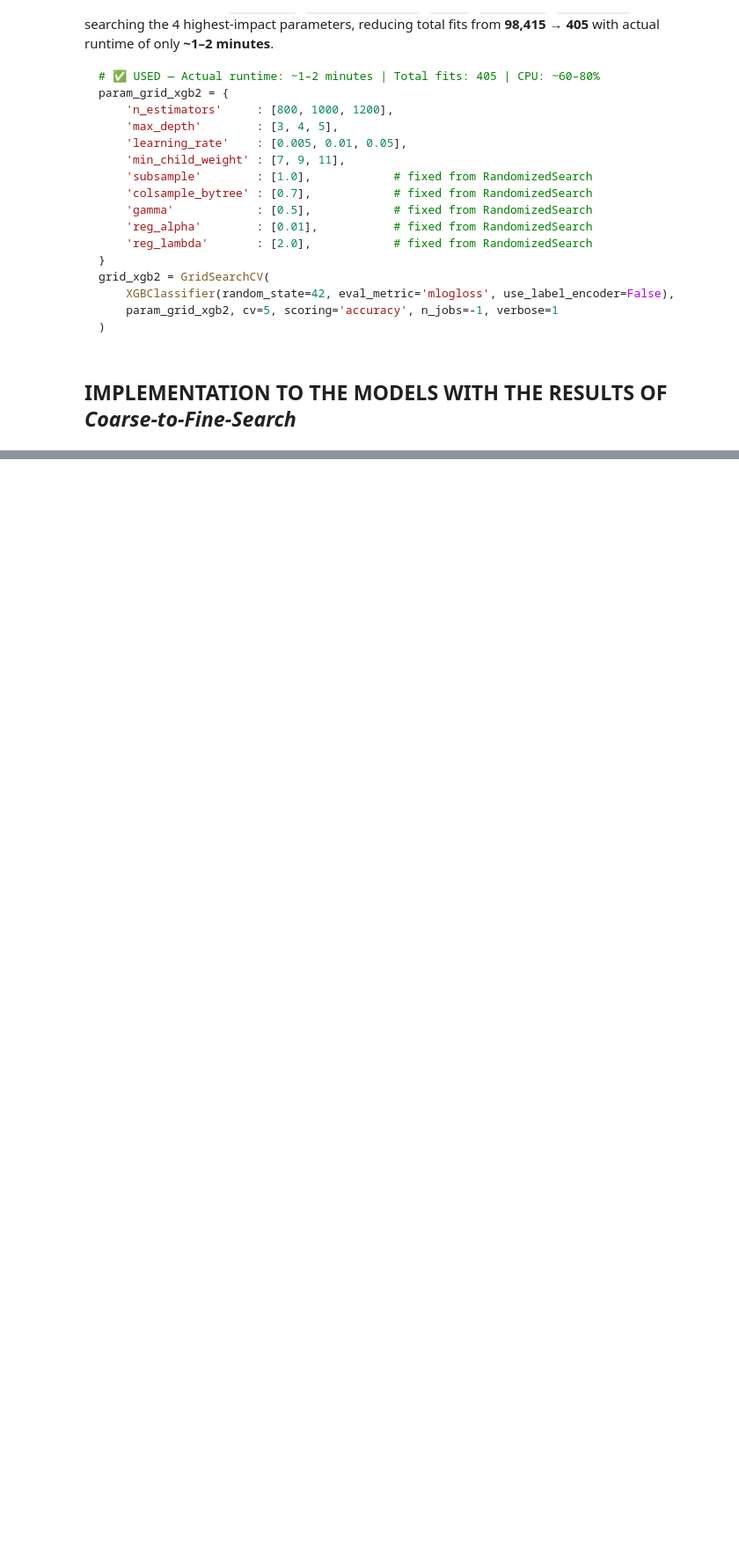
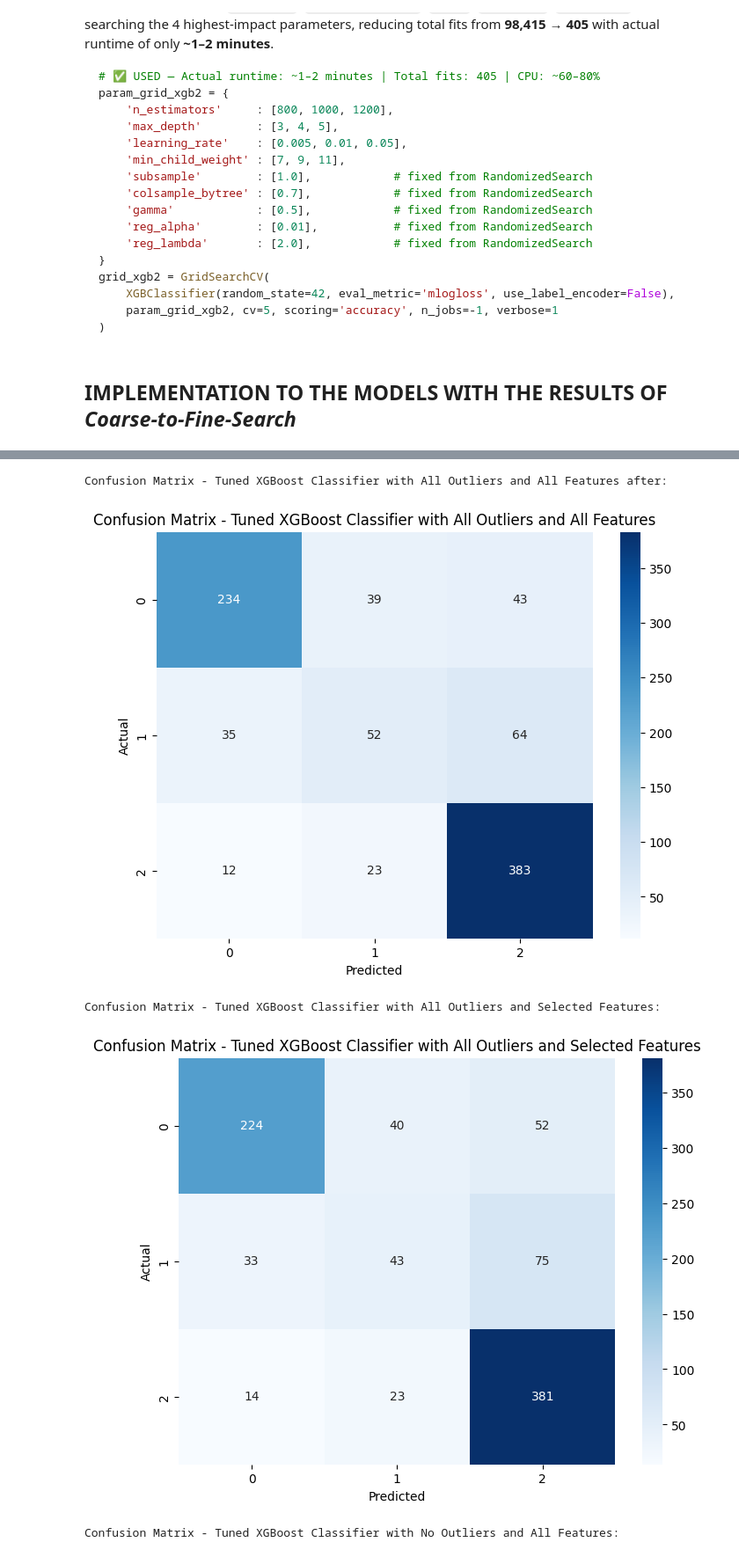
Before and after one commit to Bagus2510/predict-student-dropout, a Jupyter notebook: notebooks/03_03_xgboost_classifier_model.ipynb, the cells around one changed output, grey strips where cells are left out. Shown at 88% size. Saved outputs shown, nothing was run; the diff lists cells and outputs as text; code cells hidden in the pictures; blank space fills up the shorter version.

```diff
--- a/notebooks/03_03_xgboost_classifier_model.ipynb
+++ b/notebooks/03_03_xgboost_classifier_model.ipynb
@@ -508,0 +593,39 @@ grid_xgb2 = GridSearchCV(
+# %%
+# Plot Confusion Matrix Chart after Hyperparameter Tuning with Coarse-to-Fine Search
+print("Confusion Matrix - Tuned XGBoost Classifier with All Outliers and All Features after:")
+plt.figure(figsize=(8, 6))
+sns.heatmap(confusion_matrix(y_test_a_o_a_f, xgb_tuned_a_o_a_f_pred), annot=True, fmt='d', cmap='Blues')
+plt.title("Confusion Matrix - Tuned XGBoost Classifier with All Outliers and All Features")
+plt.xlabel("Predicted")
+plt.ylabel("Actual")
+plt.show()
+
+print("Confusion Matrix - Tuned XGBoost Classifier with All Outliers and Selected Features:")
+plt.figure(figsize=(8, 6))
+sns.heatmap(confusion_matrix(y_test_a_o_s_f, xgb_tuned_a_o_s_f_pred), annot=True, fmt='d', cmap='Blues')
+plt.title("Confusion Matrix - Tuned XGBoost Classifier with All Outliers and Selected Features")
+plt.xlabel("Predicted")
+plt.ylabel("Actual")
+plt.show()
+
+print("Confusion Matrix - Tuned XGBoost Classifier with No Outliers and All Features:")
+plt.figure(figsize=(8, 6))
+sns.heatmap(confusion_matrix(y_test_n_o_a_f, xgb_tuned_n_o_a_f_pred), annot=True, fmt='d', cmap='Blues')
+plt.title("Confusion Matrix - Tuned XGBoost Classifier with No Outliers and All Features")
+plt.xlabel("Predicted")
+plt.ylabel("Actual")
+plt.show()
+
+print("Confusion Matrix - Tuned XGBoost Classifier with No Outliers and Selected Features:")
+plt.figure(figsize=(8, 6))
+sns.heatmap(confusion_matrix(y_test_n_o_s_f, xgb_tuned_n_o_s_f_pred), annot=True, fmt='d', cmap='Blues')
+plt.title("Confusion Matrix - Tuned XGBoost Classifier with No Outliers and Selected Features")
+plt.xlabel("Predicted")
+plt.ylabel("Actual")
+plt.show()
+# %% [output]
+Confusion Matrix - Tuned XGBoost Classifier with All Outliers and All Features after:
+[figure, added]
+Confusion Matrix - Tuned XGBoost Classifier with All Outliers and Selected Features:
+[figure, added]
+Confusion Matrix - Tuned XGBoost Classifier with No Outliers and All Features:
```
Also changed, not shown: parts of 8 cells of this notebook.
